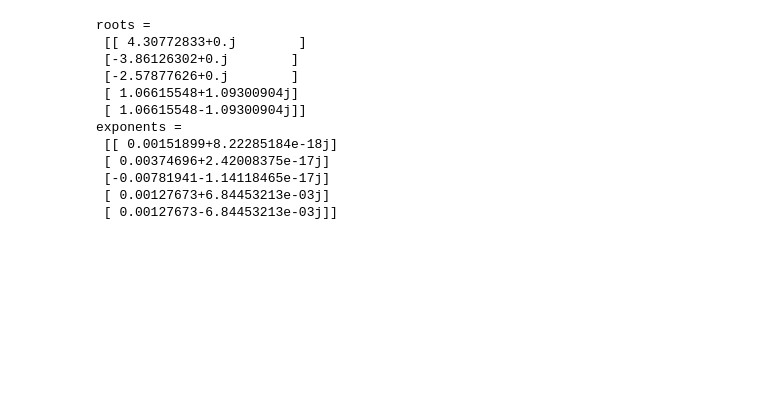
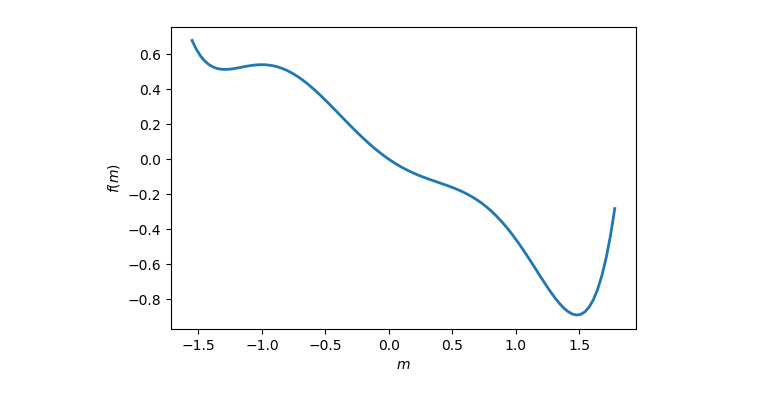
Before and after one commit to guycmoore/GuyMooreProjects, a Jupyter notebook: Landau/LandauExperiment.ipynb, the cells around one changed output. Saved outputs shown, nothing was run; the diff lists cells and outputs as text; code cells hidden in the pictures; blank space fills up the shorter version.

```diff
--- a/Landau/LandauExperiment.ipynb
+++ b/Landau/LandauExperiment.ipynb
@@ -181 +107,8 @@ plt.show();
+# %%
+%matplotlib inline
+mpl.rcParams['figure.dpi']= 100
+
+landau_plot(p_energy, p_deriv, roots)
+# %% [output]
+[figure, added]
 # %%
@@ -183,43 +117 @@ plt.show();
-# %%
-L = 1.0
-alpha = p[0] * L
-pn = p / p[0]
-roots = np.roots(pn)
-pord = len(roots)
-
-# Note: Roots must be unique?!
-
-C = np.zeros([pord, pord], dtype=np.cdouble)
-for i in range(len(roots)):
-    pprod = [1]
-    for j in range(len(roots)):
-        if i != j:
-            pprod = np.polymul(pprod, [1, -roots[j]])
-    #print(pprod)
-    C[0:,i] = pprod[0:]
-exps = npla.solve(C, np.array((pord-1)*[0.]+[1.]))
-
-# # test
-# pprod = [0]
-# for r,e in zip(roots, exps):
-#     pdiv, pdiv_r = np.polydiv(p, [1.0, -r])
-#     pdiv = e * pdiv
-#     pprod = np.polyadd(pprod, pdiv)
-# print("error = ", np.sum(np.abs(pprod-np.array((pord-1)*[0.]+[1.]))))
-
-print("roots = \n", np.transpose([roots]))
-print("exponents = \n", np.transpose([exps]))
-# %% [output]
-roots =
- [[ 4.30772833+0.j        ]
- [-3.86126302+0.j        ]
- [-2.57877626+0.j        ]
- [ 1.06615548+1.09300904j]
- [ 1.06615548-1.09300904j]]
-exponents =
- [[ 0.00151899+8.22285184e-18j]
- [ 0.00374696+2.42008375e-17j]
- [-0.00781941-1.14118465e-17j]
- [ 0.00127673+6.84453213e-03j]
- [ 0.00127673-6.84453213e-03j]]
 # %%
```
Also changed, not shown: parts of 22 cells of this notebook, 1 other file.
